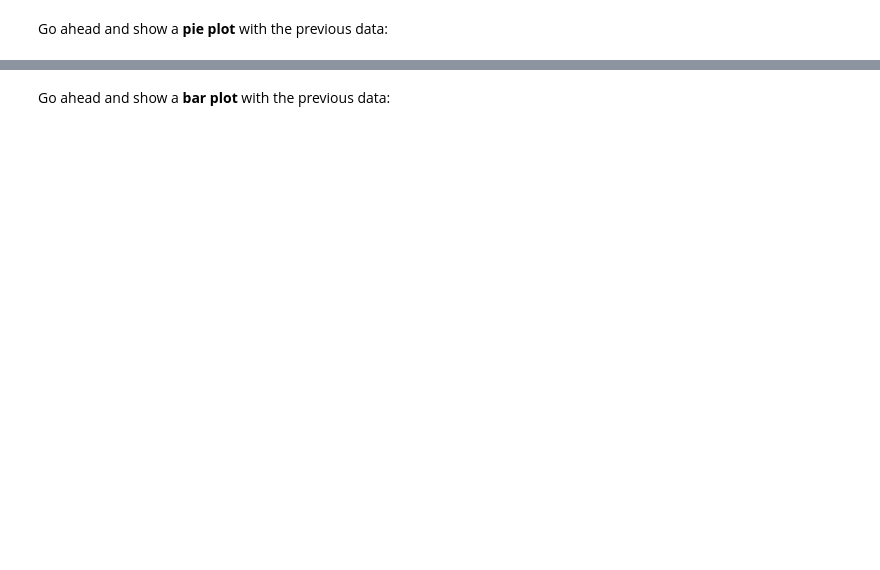
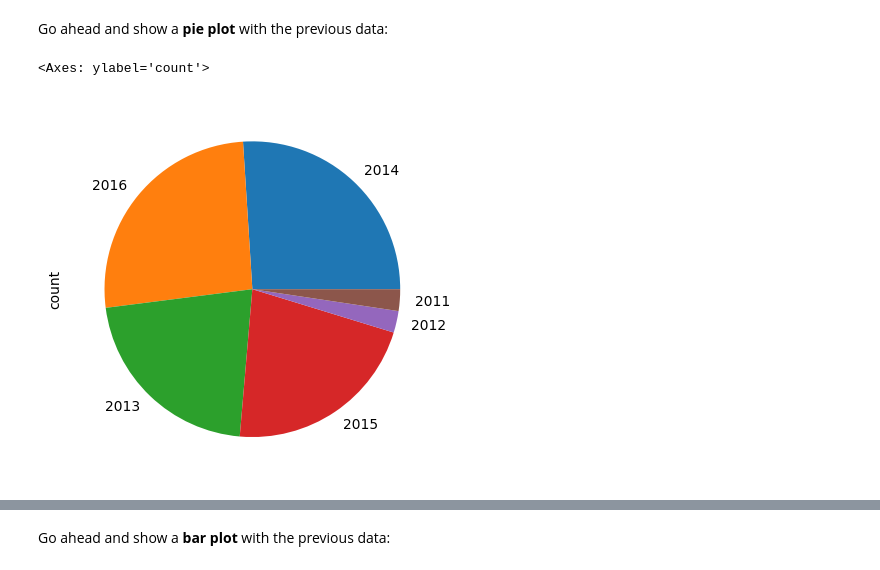
Before and after one commit to SPequito/Book, a Jupyter notebook: Exercises_1.ipynb, the cells around one changed output, grey strips where cells are left out. Drawn from its saved outputs; the diff is of its cells as text; code cells hidden in the pictures; blank space fills up the shorter version.

```diff
--- a/Exercises_1.ipynb
+++ b/Exercises_1.ipynb
@@ -74,2 +100,7 @@ Go ahead and show a <b>pie plot</b> with the previous data:
+# %%
+sales['Year'].value_counts().plot(kind='pie')
+# %% [output]
+<Axes: ylabel='count'>
+[figure, added]
 # %%
 sales['Year'].value_counts().plot(kind='pie', figsize=(6,6))
```
Also changed, not shown: parts of 85 cells of this notebook.
